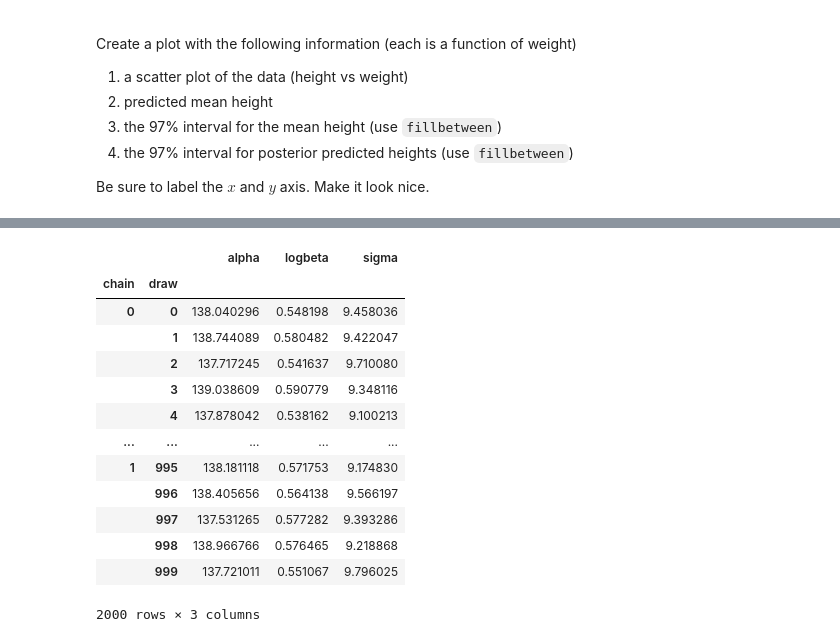
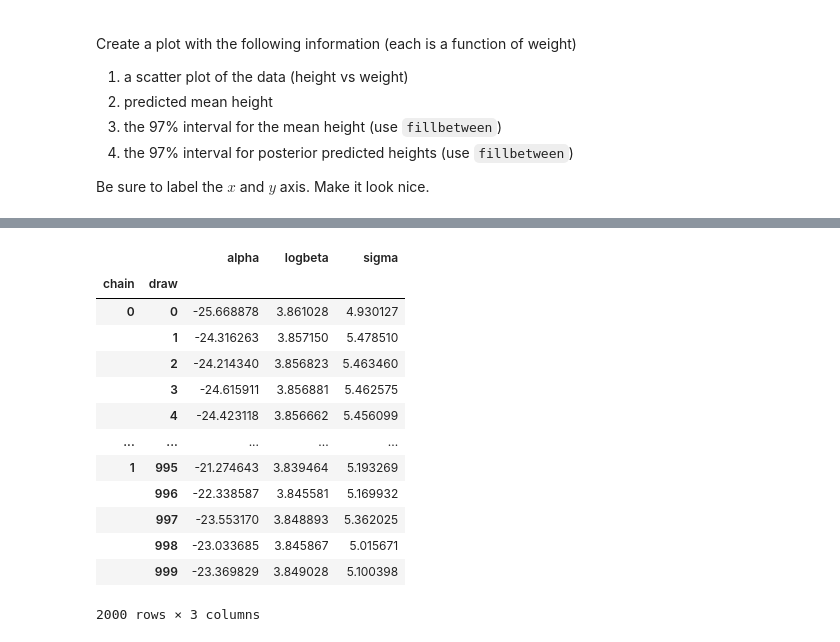
Before and after one commit to howardchen29/Math509, a Jupyter notebook: Homework 4 Problems.ipynb, the cells around one changed output, grey strips where cells are left out. Cells and saved outputs as stored; diff of their text form; code cells hidden in the pictures.

```diff
--- a/Homework 4 Problems.ipynb
+++ b/Homework 4 Problems.ipynb
@@ -60,35 +62,37 @@ Be sure to label the $x$ and $y$ axis. Make it look nice.
 # %%
 #Set random seed to replicate results
 RANDOM_SEED = 8927
 random.seed(RANDOM_SEED)
 
+#Part A
 pm.Normal
 with pm.Model() as model_4_3:
+  #chatGPT for best ways to estimate standard deviation/mean
     sigma = pm.Uniform("sigma", 0, data_all['height'].std()) ## uniform prior for sigma
     alpha = pm.Normal("alpha", mu = data_all['height'].mean(), sigma=data_all['height'].std()) ## normal prior for alpha
     logbeta = pm.Normal("logbeta", mu=0, sigma=1) ## normal prior for logbeta
-    mu = alpha + exp(logbeta)*(data_all['weight'] - data_all['weight'].mean()) ## linear model (hidden variable)
+    mu = alpha + np.exp(logbeta)*np.log(data_all['weight']) ## linear model (hidden variable)
     height = pm.Normal("height", mu=mu, sigma=sigma, observed=data_all['height']) ## likelihood
     trace_4_3 = pm.sample(1000, tune=1000) ## these are the MCMC samples!
 
 trace_4_3_df = trace_4_3.posterior.to_dataframe()
 trace_4_3_df
 # %% [output]
 [interactive output not drawn]
 [interactive output not drawn]
 [interactive output not drawn]
 [interactive output not drawn]
 |  |  | alpha | logbeta | sigma |
 | chain | draw |  |  |  |
-| 0 | 0 | 138.040296 | 0.548198 | 9.458036 |
-|  | 1 | 138.744089 | 0.580482 | 9.422047 |
-|  | 2 | 137.717245 | 0.541637 | 9.710080 |
-|  | 3 | 139.038609 | 0.590779 | 9.348116 |
-|  | 4 | 137.878042 | 0.538162 | 9.100213 |
+| 0 | 0 | -25.668878 | 3.861028 | 4.930127 |
+|  | 1 | -24.316263 | 3.857150 | 5.478510 |
+|  | 2 | -24.214340 | 3.856823 | 5.463460 |
+|  | 3 | -24.615911 | 3.856881 | 5.462575 |
+|  | 4 | -24.423118 | 3.856662 | 5.456099 |
 | ... | ... | ... | ... | ... |
-| 1 | 995 | 138.181118 | 0.571753 | 9.174830 |
-|  | 996 | 138.405656 | 0.564138 | 9.566197 |
-|  | 997 | 137.531265 | 0.577282 | 9.393286 |
-|  | 998 | 138.966766 | 0.576465 | 9.218868 |
-|  | 999 | 137.721011 | 0.551067 | 9.796025 |
+| 1 | 995 | -21.274643 | 3.839464 | 5.193269 |
+|  | 996 | -22.338587 | 3.845581 | 5.169932 |
+|  | 997 | -23.553170 | 3.848893 | 5.362025 |
+|  | 998 | -23.033685 | 3.845867 | 5.015671 |
+|  | 999 | -23.369829 | 3.849028 | 5.100398 |
 2000 rows × 3 columns
```
Also changed, not shown: parts of 3 cells of this notebook.
